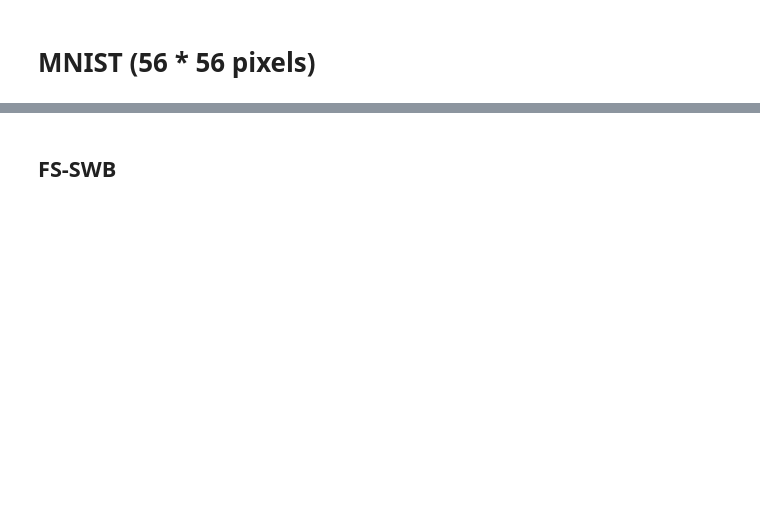
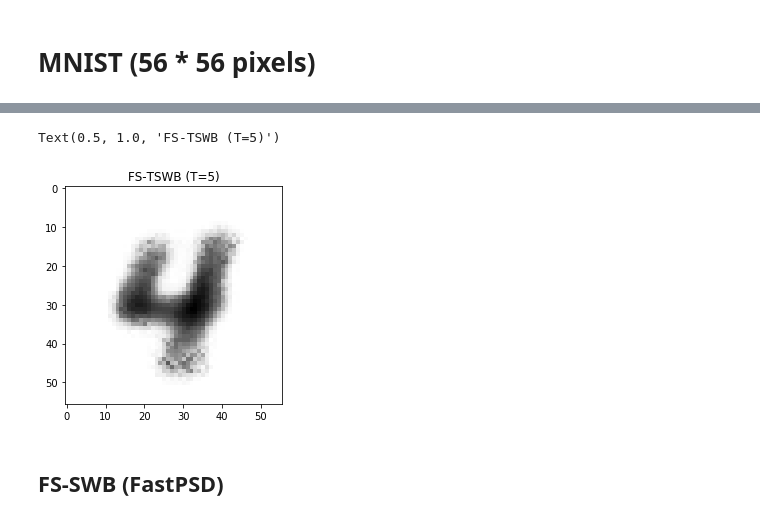
Before and after one commit to yukiTakezawa/FS_TSWB, a Jupyter notebook: examples.ipynb, the cells around one changed output, grey strips where cells are left out. Cells and saved outputs as stored; diff of their text form; code cells hidden in the pictures; blank space fills up the shorter version.

```diff
--- a/examples.ipynb
+++ b/examples.ipynb
@@ -68,5 +81,13 @@ Text(0.5, 1.0, 'FS-TSWB (T=1)')
+# %%
+tree = ClusteringTree(support, n_slice=5)
+fs_twb = tree.barycenter(data)
+plt.imshow(fs_twb.reshape(56, 56), cmap="Greys")
+plt.title("FS-TSWB (T=5)")
+# %% [output]
+Text(0.5, 1.0, 'FS-TSWB (T=5)')
+[figure, added]
 # %% [markdown]
-## FS-SWB
+## FS-SWB (FastPSD)
 # %%
 chain = SlicingChain(support)
 fs_swb = chain.barycenter(data)
```
Also changed, not shown: parts of 15 cells of this notebook, 2 other files.
